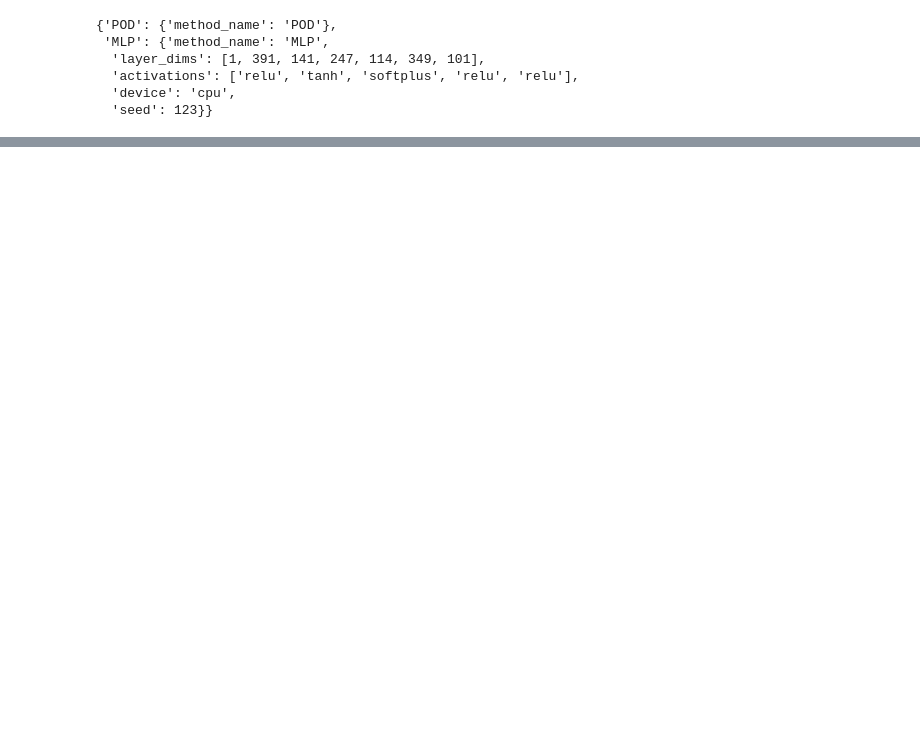
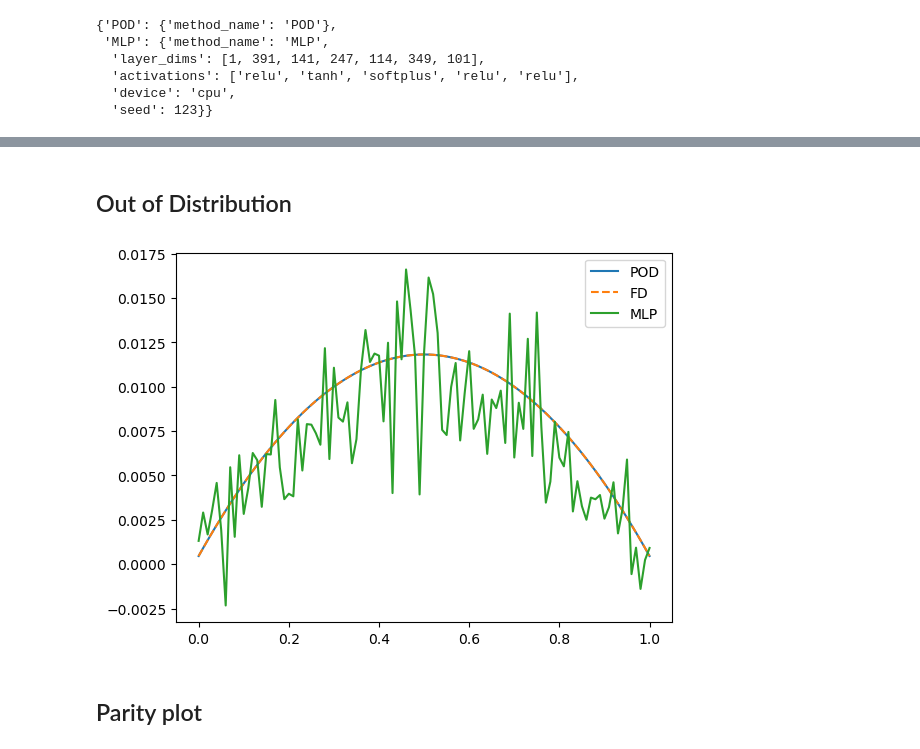
Before and after one commit to lechevaa/CEMRACS_SciML, a Jupyter notebook: notebooks/PoissonEquation/Poisson_step_1.ipynb, the cells around one changed output, grey strips where cells are left out. Saved outputs shown, nothing was run; the diff lists cells and outputs as text; code cells hidden in the pictures; blank space fills up the shorter version.

```diff
--- a/notebooks/PoissonEquation/Poisson_step_1.ipynb
+++ b/notebooks/PoissonEquation/Poisson_step_1.ipynb
@@ -123,0 +155,17 @@ plt.show()
+# %% [markdown]
+## Out of Distribution
+# %%
+new_D = 11.
+solver.change_D(new_D=new_D)
+U_FD = solver.solve()
+U_MLP = all_methods['MLP'].apply_method(new_D).detach().numpy()
+U_POD = all_methods['POD'].apply_method(new_D)
+plt.plot(solver.x, U_POD, label='POD')
+plt.plot(solver.x, U_FD, '--', label='FD')
+plt.plot(solver.x, U_MLP, label='MLP')
+plt.legend()
+plt.show()
+# %% [output]
+[figure, added]
+# %% [markdown]
+## Parity plot
```
Also changed, not shown: parts of 14 cells of this notebook, 4 other files.
